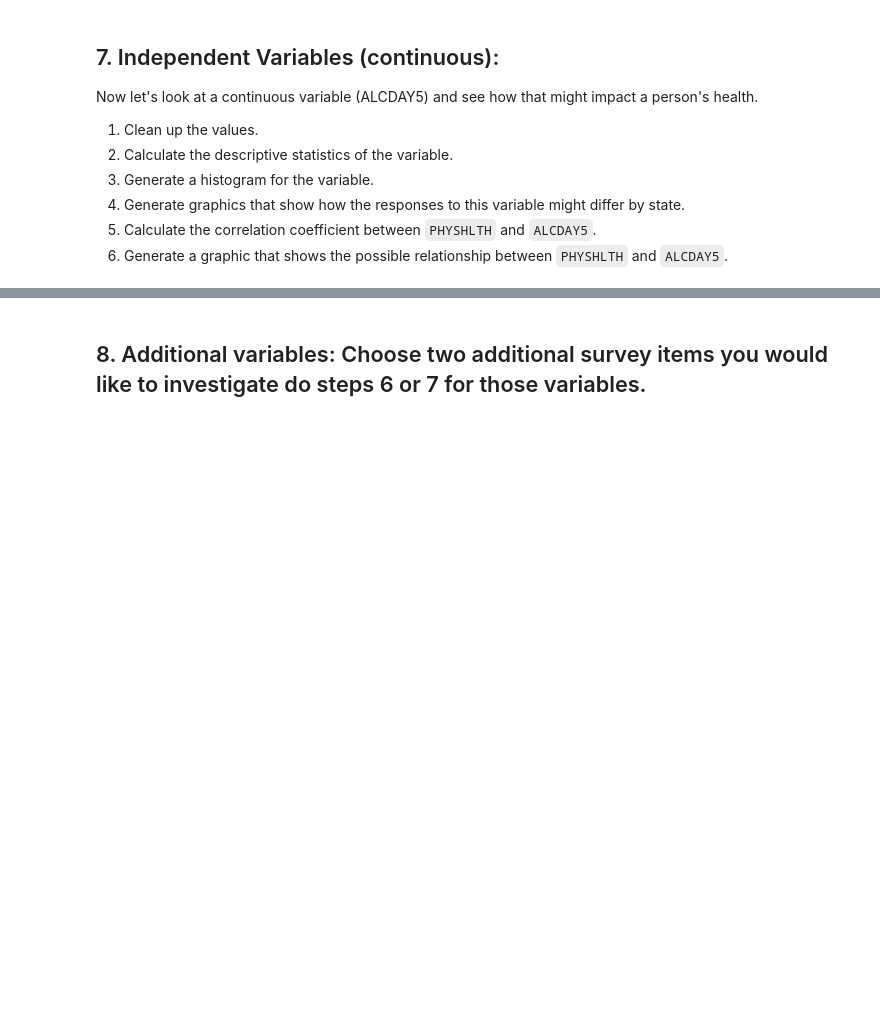
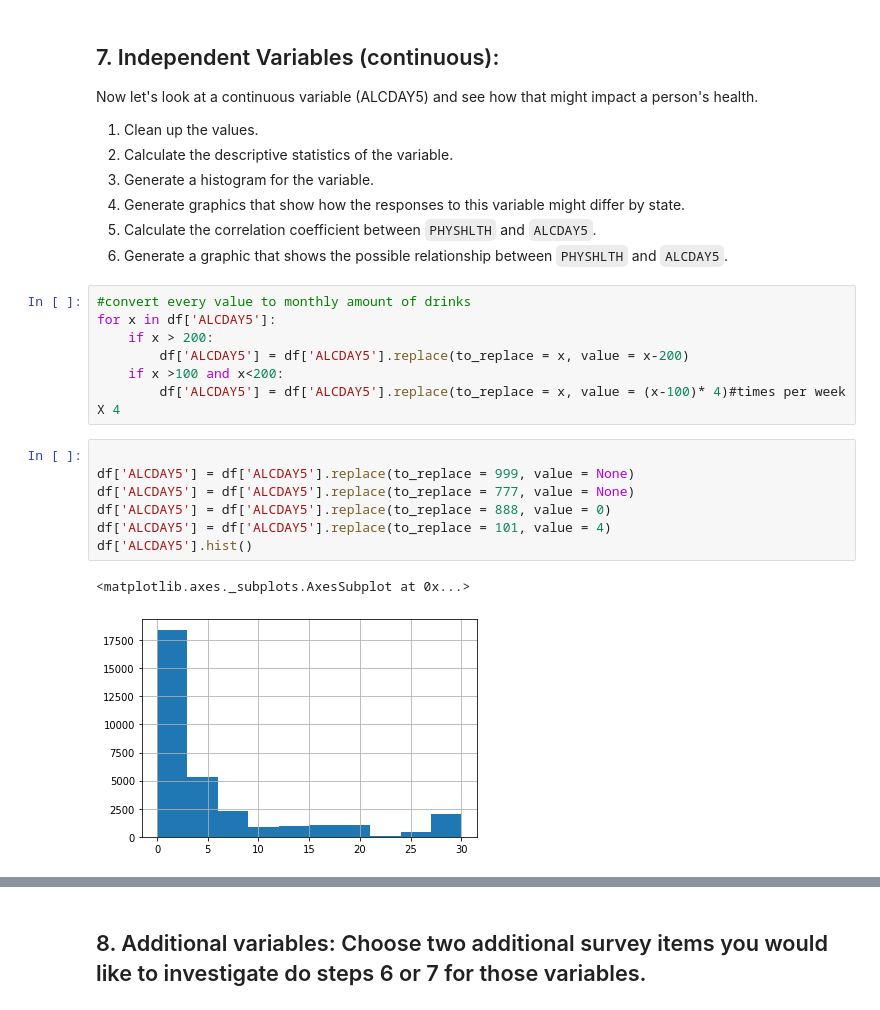
Before and after one commit to rmlevy1/nyc-mhtn-ds-010620-lectures, a Jupyter notebook: week_2/case_study/Data_Exploration_Applied.ipynb, the cells around one changed output, grey strips where cells are left out. Drawn from its saved outputs; the diff is of its cells as text; blank space fills up the shorter version.

```diff
--- a/week_2/case_study/Data_Exploration_Applied.ipynb
+++ b/week_2/case_study/Data_Exploration_Applied.ipynb
@@ -211,3 +256,20 @@ Now let's look at a continuous variable (ALCDAY5) and see how that might impact
 4. Generate graphics that show how the responses to this variable might differ by state.
 5. Calculate the correlation coefficient between `PHYSHLTH` and `ALCDAY5`.
 5. Generate a graphic that shows the possible relationship between `PHYSHLTH` and `ALCDAY5`.
+# %%
+#convert every value to monthly amount of drinks
+for x in df['ALCDAY5']:
+    if x > 200:
+        df['ALCDAY5'] = df['ALCDAY5'].replace(to_replace = x, value = x-200)
+    if x >100 and x<200:
+        df['ALCDAY5'] = df['ALCDAY5'].replace(to_replace = x, value = (x-100)* 4)#times per week X 4
+# %%
+
+df['ALCDAY5'] = df['ALCDAY5'].replace(to_replace = 999, value = None)
+df['ALCDAY5'] = df['ALCDAY5'].replace(to_replace = 777, value = None)
+df['ALCDAY5'] = df['ALCDAY5'].replace(to_replace = 888, value = 0)
+df['ALCDAY5'] = df['ALCDAY5'].replace(to_replace = 101, value = 4)
+df['ALCDAY5'].hist()
+# %% [output]
+<matplotlib.axes._subplots.AxesSubplot at 0x...>
+[figure, added]
```
Also changed, not shown: parts of 13 cells of this notebook, 1 other file.
